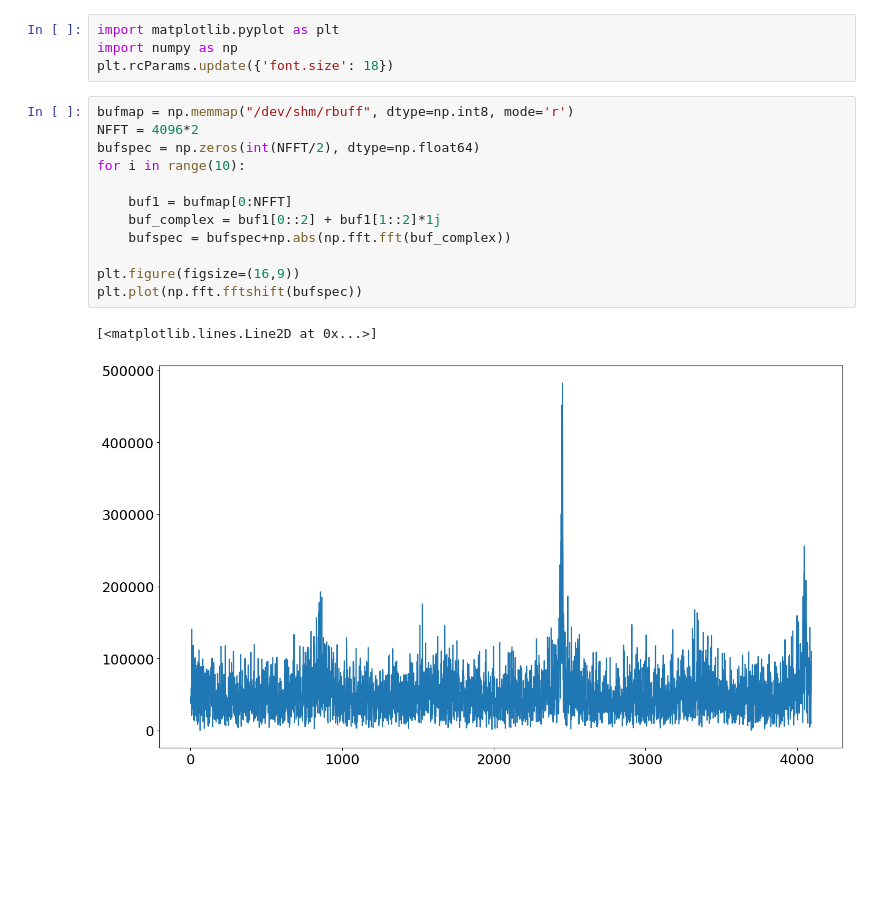
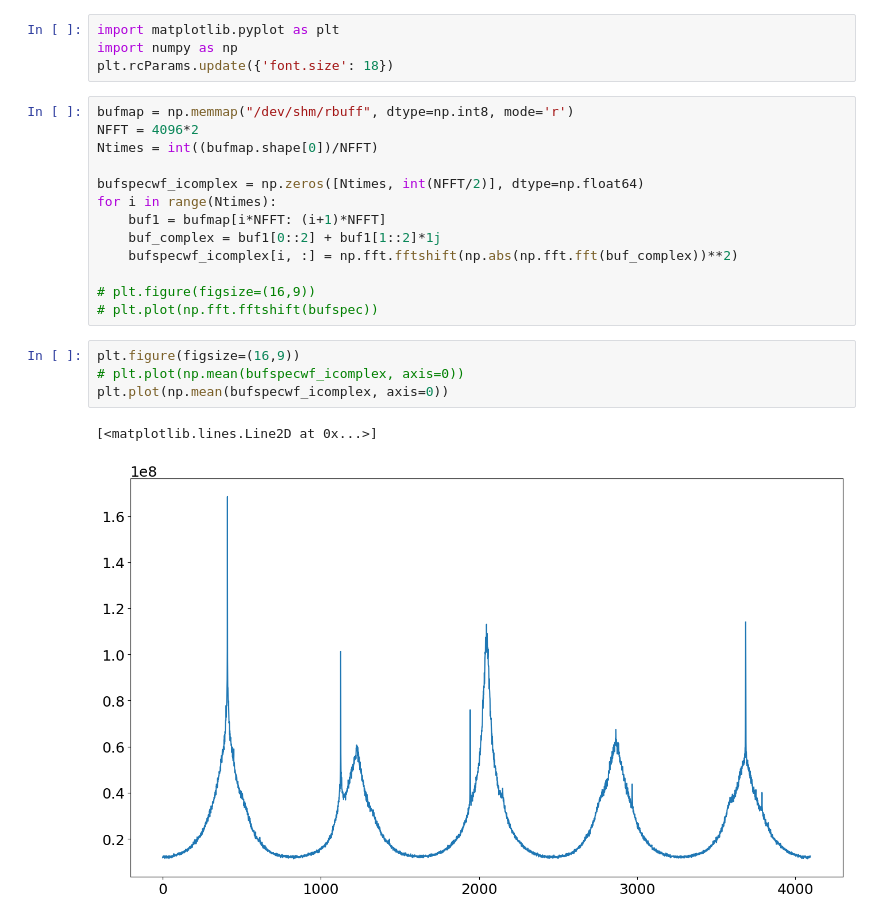
Before and after one commit to VU3VWB/linux_sysprog, a Jupyter notebook: stdout2shmbuf/read_shmbuf_mmap.ipynb, the cells around one changed output. Saved outputs shown, nothing was run; the diff lists cells and outputs as text; blank space fills up the shorter version.

```diff
--- a/stdout2shmbuf/read_shmbuf_mmap.ipynb
+++ b/stdout2shmbuf/read_shmbuf_mmap.ipynb
@@ -5,15 +5,20 @@ plt.rcParams.update({'font.size': 18})
 # %%
 bufmap = np.memmap("/dev/shm/rbuff", dtype=np.int8, mode='r')
 NFFT = 4096*2
-bufspec = np.zeros(int(NFFT/2), dtype=np.float64)
-for i in range(10):
+Ntimes = int((bufmap.shape[0])/NFFT)
 
-    buf1 = bufmap[0:NFFT]
+bufspecwf_icomplex = np.zeros([Ntimes, int(NFFT/2)], dtype=np.float64)
+for i in range(Ntimes):
+    buf1 = bufmap[i*NFFT: (i+1)*NFFT]
     buf_complex = buf1[0::2] + buf1[1::2]*1j
-    bufspec = bufspec+np.abs(np.fft.fft(buf_complex))
+    bufspecwf_icomplex[i, :] = np.fft.fftshift(np.abs(np.fft.fft(buf_complex))**2)
 
-plt.figure(figsize=(16,9))
-plt.plot(np.fft.fftshift(bufspec))
+# plt.figure(figsize=(16,9))
+# plt.plot(np.fft.fftshift(bufspec))
-# %% [output]
-[<matplotlib.lines.Line2D at 0x...>]
-[figure, removed]
+# %%
+plt.figure(figsize=(16,9))
+# plt.plot(np.mean(bufspecwf_icomplex, axis=0))
+plt.plot(np.mean(bufspecwf_icomplex, axis=0))
+# %% [output]
+[<matplotlib.lines.Line2D at 0x...>]
+[figure, added]
```
Also changed, not shown: parts of 1 cell of this notebook, 2 other files.
